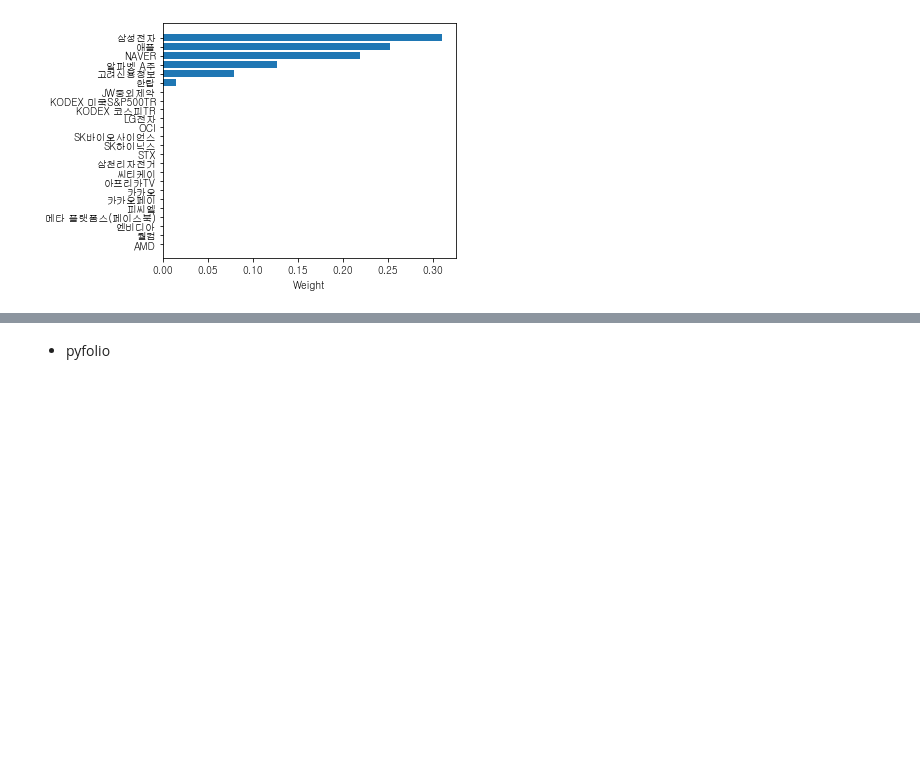
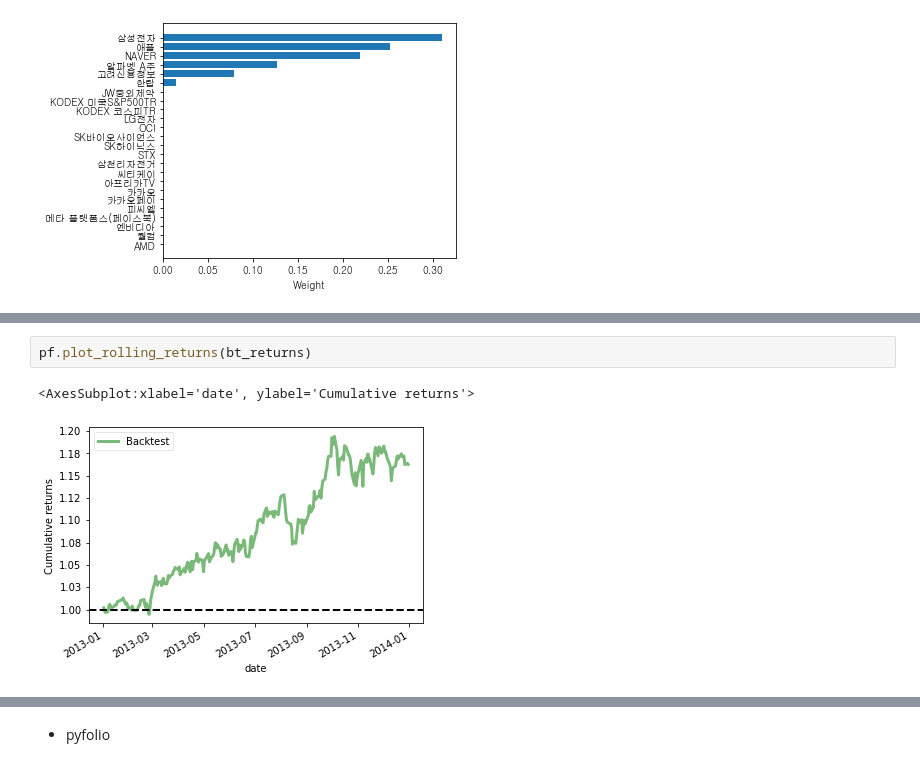
Before and after one commit to yjchoi-95/portfolio, a Jupyter notebook: ipynb/02. portfolio.ipynb, the cells around one changed output, grey strips where cells are left out. Cells and saved outputs as stored; diff of their text form; blank space fills up the shorter version.

```diff
--- a/ipynb/02. portfolio.ipynb
+++ b/ipynb/02. portfolio.ipynb
@@ -572,0 +1120,5 @@ temp_price.sum(axis = 1).sum()
+# %%
+pf.plot_rolling_returns(bt_returns)
+# %% [output]
+<AxesSubplot:xlabel='date', ylabel='Cumulative returns'>
+[figure, added]
```
Also changed, not shown: parts of 106 cells of this notebook.
